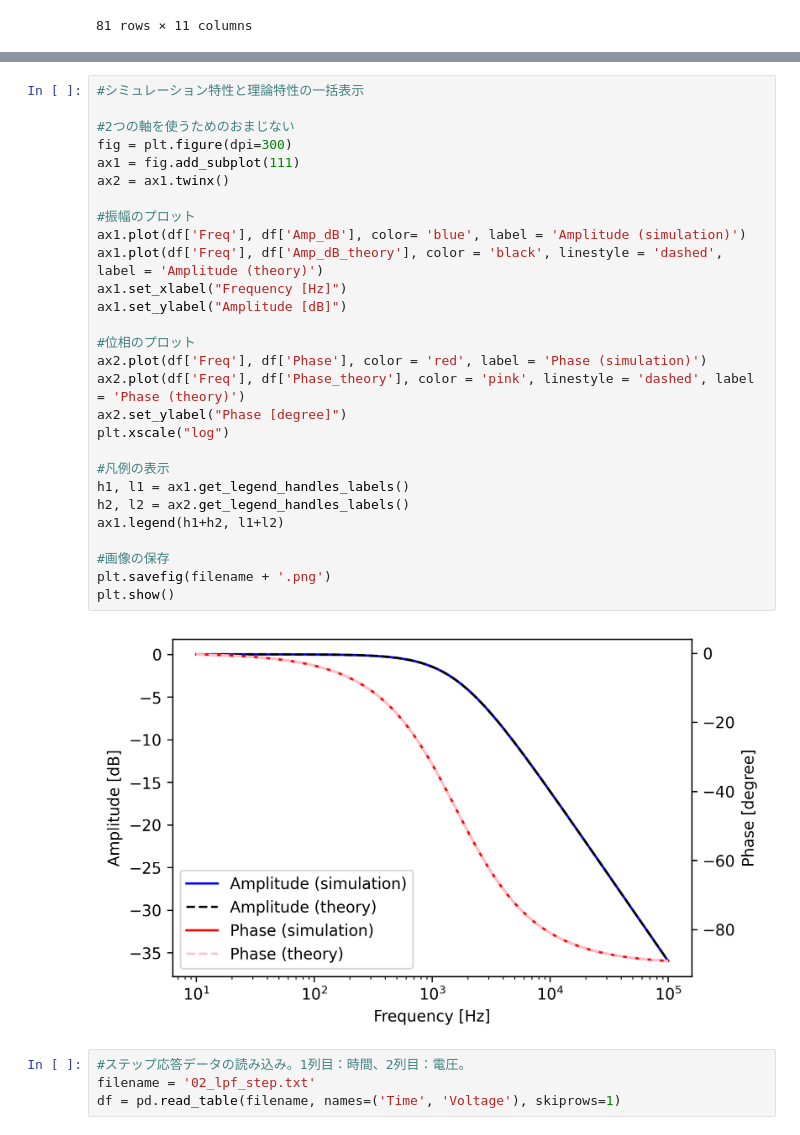
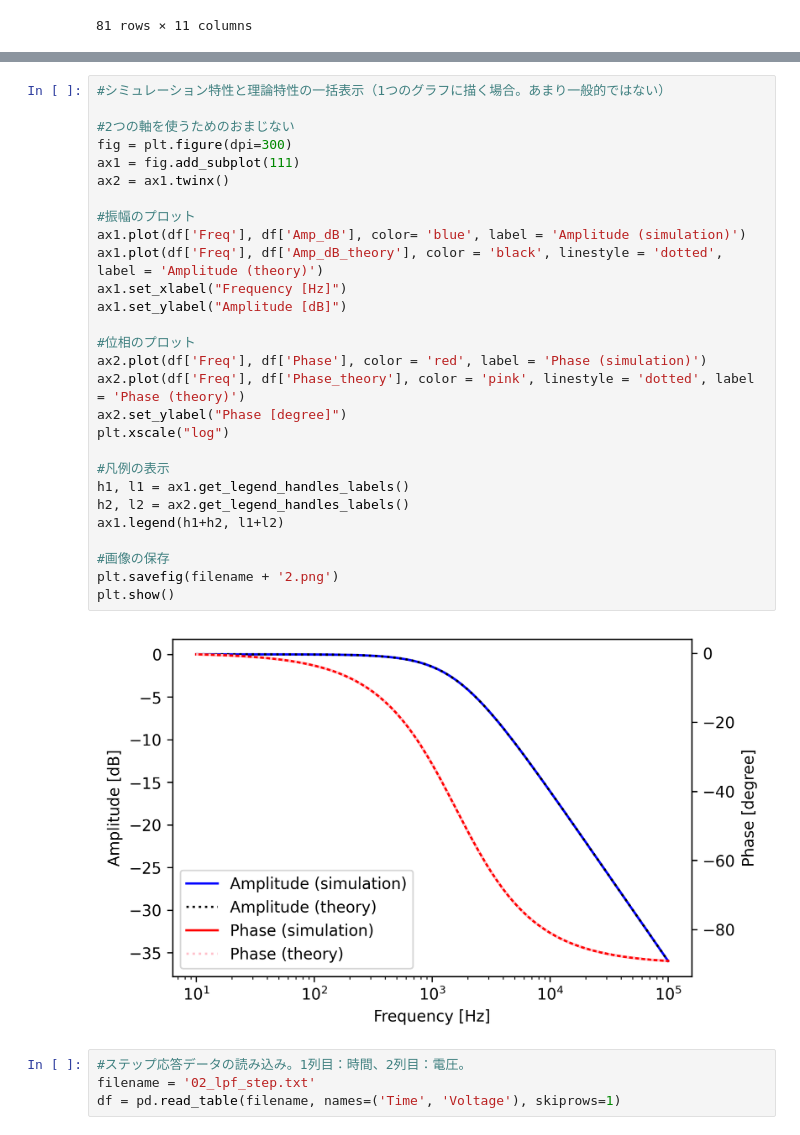
Before and after one commit to ysozeki/P1graph, a Jupyter notebook: P1_graph.ipynb, the cells around one changed output, grey strips where cells are left out. Drawn from its saved outputs; the diff is of its cells as text.

```diff
--- a/P1_graph.ipynb
+++ b/P1_graph.ipynb
@@ -190,33 +260,33 @@ df
 # %%
-#シミュレーション特性と理論特性の一括表示
+#シミュレーション特性と理論特性の一括表示（1つのグラフに描く場合。あまり一般的ではない）
 
 #2つの軸を使うためのおまじない
 fig = plt.figure(dpi=300)
 ax1 = fig.add_subplot(111)
 ax2 = ax1.twinx()
 
 #振幅のプロット
 ax1.plot(df['Freq'], df['Amp_dB'], color= 'blue', label = 'Amplitude (simulation)')
-ax1.plot(df['Freq'], df['Amp_dB_theory'], color = 'black', linestyle = 'dashed', label = 'Amplitude (theory)')
+ax1.plot(df['Freq'], df['Amp_dB_theory'], color = 'black', linestyle = 'dotted', label = 'Amplitude (theory)')
 ax1.set_xlabel("Frequency [Hz]")
 ax1.set_ylabel("Amplitude [dB]")
 
 #位相のプロット
 ax2.plot(df['Freq'], df['Phase'], color = 'red', label = 'Phase (simulation)')
-ax2.plot(df['Freq'], df['Phase_theory'], color = 'pink', linestyle = 'dashed', label = 'Phase (theory)')
+ax2.plot(df['Freq'], df['Phase_theory'], color = 'pink', linestyle = 'dotted', label = 'Phase (theory)')
 ax2.set_ylabel("Phase [degree]")
 plt.xscale("log")
 
 #凡例の表示
 h1, l1 = ax1.get_legend_handles_labels()
 h2, l2 = ax2.get_legend_handles_labels()
 ax1.legend(h1+h2, l1+l2)
 
 #画像の保存
-plt.savefig(filename + '.png')
+plt.savefig(filename + '2.png')
 plt.show()
 # %% [output]
-[figure, old version]
+[figure, new version]
 # %%
 #ステップ応答データの読み込み。1列目：時間、2列目：電圧。
 filename = '02_lpf_step.txt'
```
Also changed, not shown: parts of 7 cells of this notebook.
